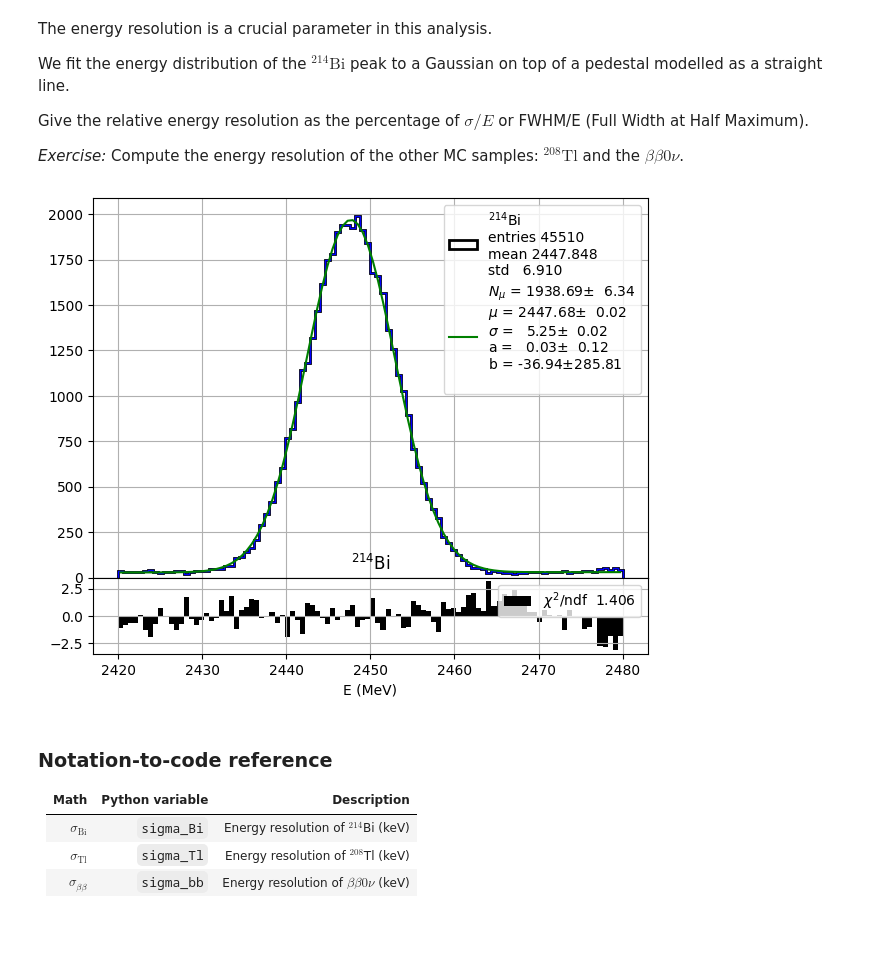
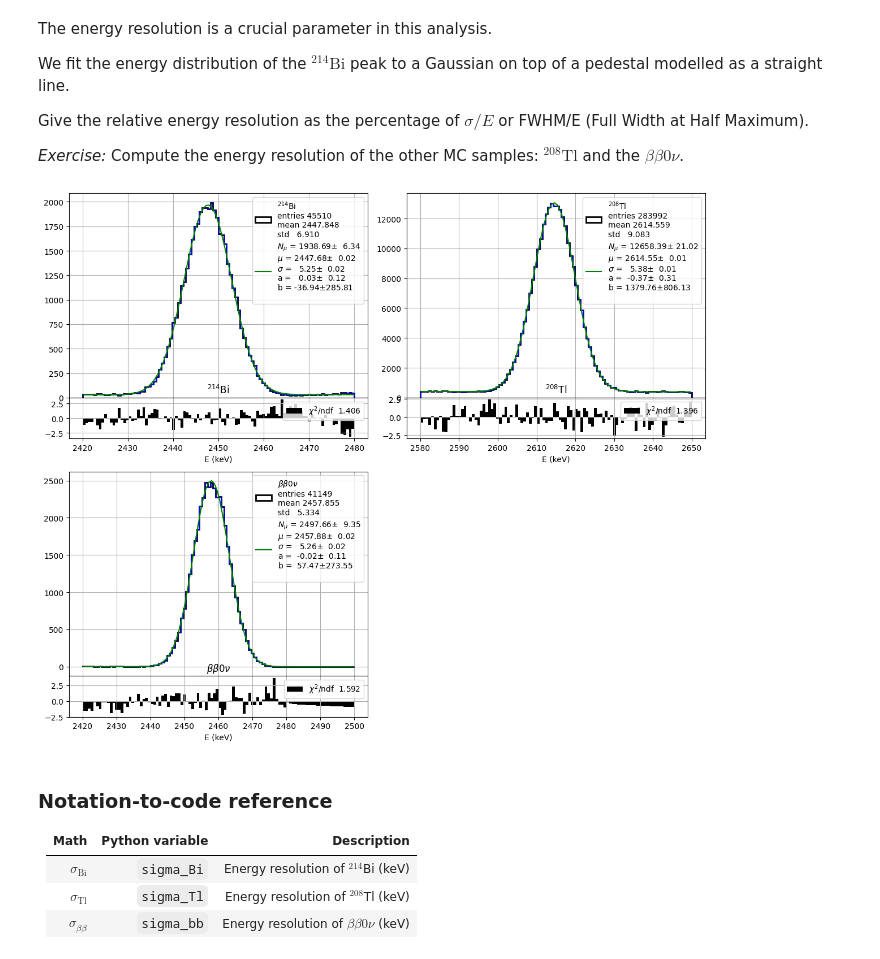
Before and after one commit to manuelg2544/Grupo_beta_DM, a Jupyter notebook: notebooks/guide/fanal_energy_resolution.ipynb, the cells around one changed output. Cells and saved outputs as stored; diff of their text form; code cells hidden in the pictures; blank space fills up the shorter version.

```diff
--- a/notebooks/guide/fanal_energy_resolution.ipynb
+++ b/notebooks/guide/fanal_energy_resolution.ipynb
@@ -72,13 +69,13 @@ print('Data path and filename : ', dirpath + filename)
 
 # access the simulated data (DataFrames) for the different samples (Bi, Tl, bb) located in the data file
 mcbi = pd.read_hdf(dirpath + filename, key = 'mc/bi214').fillna(0.)
-#mctl = pd.read_hdf(dirpath + filename, key = 'mc/tl208')
-#mcbb = pd.read_hdf(dirpath + filename, key = 'mc/bb0nu')
+mctl = pd.read_hdf(dirpath + filename, key = 'mc/tl208')
+mcbb = pd.read_hdf(dirpath + filename, key = 'mc/bb0nu')
 
 # set the names of the samples
-mc_samples         = [mcbi,] # list of the mc DFs
-sample_names       = ['Bi',]
-sample_names_latex = [ r'$^{214}$Bi',] # str names of the mc samples
+mc_samples         = [mcbi, mctl, mcbb] # list of the mc DFs
+sample_names       = ['Bi', 'Tl', 'bb']
+sample_names_latex = [ r'$^{214}$Bi', r'$^{208}$Tl', r'$\beta\beta0\nu$',] # str names of the mc samples
 
 for i, mc in enumerate(mc_samples):
     print('MC Sample {:s}, number of simulated events = {:d}'.format(sample_names[i], len(mc)))
@@ -98,30 +97,30 @@ Give the relative energy resolution as the percentage of $\sigma/E$ or FWHM/E (F
 # %%
 # Fit the energy distribution of each MC sample to a Gaussian + line model.
 # Use hfit.hfitres() with the fgausline function, e.g.:
 #par, cov, _, _ = hfit.hfitres(mc.E[sel], bins, range=sel_erange, fun=hfit.fgausline)
 #
 # Extract sigma from the fit parameters and compute the energy resolution:
 #   resolution = sigma / E_peak  (or FWHM / E_peak, where FWHM = 2.355 * sigma)
 #   collaboration
 # Store the results in a list called 'resolutions',
 # where resolutions[i] = (sigma_i, ...) for each sample.
 # YOUR CODE HERE
-eranges = ((2420., 2480.),)
-fitfuns = ('gausline',)
-guesses = ((10e3, 2445., 20.0, 0.0, 300.),)
+eranges = ((2420., 2480.), (2580., 2650.), (2420., 2500.),)
+fitfuns = ('gausline', 'gausline', 'gausline')
+guesses = ((10e3, 2445., 20.0, 0.0, 300.), (10e3, 2601., 20.0, 0.0, 300.), (10e3, 2458., 20.0, 0.0, 300.))
 
 subplot = pltext.canvas(4)
 resolutions = []
 for i, mc in enumerate (mc_samples):
     sample = sample_names_latex[i]
     subplot(i + 1)
     pltext.hist(1e3 * mc.E, 100, range = eranges[i], label = sample, lw =2)
     pars, _, _,_ = pltext.hfitres(1e3*mc.E, 100, range = eranges[i], fun =fitfuns[i], guess = guesses[i],)
     resolutions.append((pars[2], pars[1]))
-    plt.xlabel("E (MeV)"); plt.title(sample)
+    plt.xlabel("E (keV)"); plt.title(sample)
     plt.tight_layout()
 # %% [output]
-[figure, old version]
+[figure, new version]
 # %% [markdown]
 ### Notation-to-code reference
 
```
Also changed, not shown: parts of 3 cells of this notebook.
